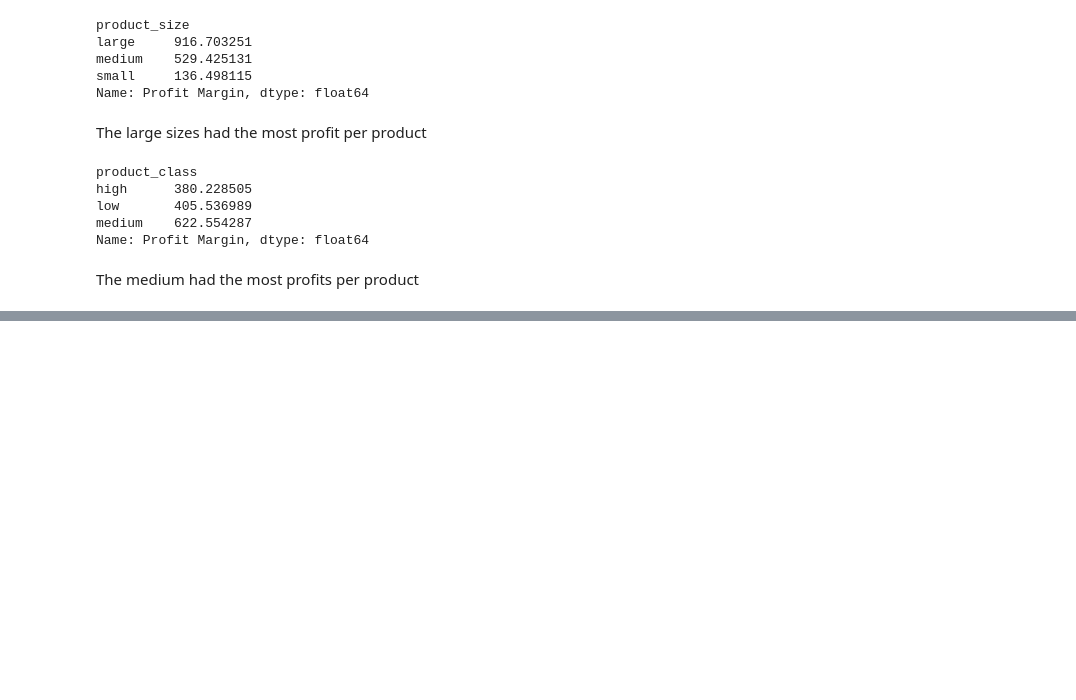
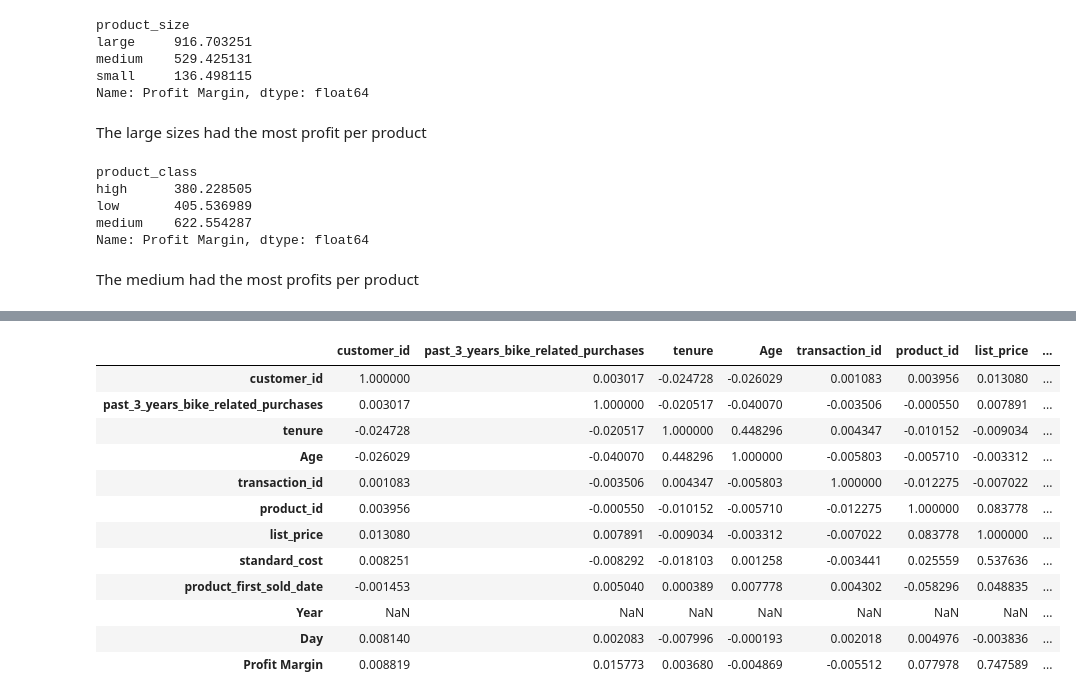
Before and after one commit to kanjamwingirwa/KPMG_AU_Virtual_Internship, a Jupyter notebook: KPMG_AU_INTERNSHIP_FINAL_PY.ipynb, the cells around one changed output, grey strips where cells are left out. Cells and saved outputs as stored; diff of their text form; code cells hidden in the pictures; blank space fills up the shorter version.

```diff
--- a/KPMG_AU_INTERNSHIP_FINAL_PY.ipynb
+++ b/KPMG_AU_INTERNSHIP_FINAL_PY.ipynb
@@ -759,0 +875,18 @@ The medium had the most profits per product
+# %%
+#let's check or multicollinearity
+corr = combined_df.corr()
+corr
+# %% [output]
+|  | customer_id | past_3_years_bike_related_purchases | tenure | Age | transaction_id | product_id | list_price | ... |
+| customer_id | 1.000000 | 0.003017 | -0.024728 | -0.026029 | 0.001083 | 0.003956 | 0.013080 | ... |
+| past_3_years_bike_related_purchases | 0.003017 | 1.000000 | -0.020517 | -0.040070 | -0.003506 | -0.000550 | 0.007891 | ... |
+| tenure | -0.024728 | -0.020517 | 1.000000 | 0.448296 | 0.004347 | -0.010152 | -0.009034 | ... |
+| Age | -0.026029 | -0.040070 | 0.448296 | 1.000000 | -0.005803 | -0.005710 | -0.003312 | ... |
+| transaction_id | 0.001083 | -0.003506 | 0.004347 | -0.005803 | 1.000000 | -0.012275 | -0.007022 | ... |
+| product_id | 0.003956 | -0.000550 | -0.010152 | -0.005710 | -0.012275 | 1.000000 | 0.083778 | ... |
+| list_price | 0.013080 | 0.007891 | -0.009034 | -0.003312 | -0.007022 | 0.083778 | 1.000000 | ... |
+| standard_cost | 0.008251 | -0.008292 | -0.018103 | 0.001258 | -0.003441 | 0.025559 | 0.537636 | ... |
+| product_first_sold_date | -0.001453 | 0.005040 | 0.000389 | 0.007778 | 0.004302 | -0.058296 | 0.048835 | ... |
+| Year | NaN | NaN | NaN | NaN | NaN | NaN | NaN | ... |
+| Day | 0.008140 | 0.002083 | -0.007996 | -0.000193 | 0.002018 | 0.004976 | -0.003836 | ... |
+| Profit Margin | 0.008819 | 0.015773 | 0.003680 | -0.004869 | -0.005512 | 0.077978 | 0.747589 | ... |
```
Also changed, not shown: parts of 15 cells of this notebook.
